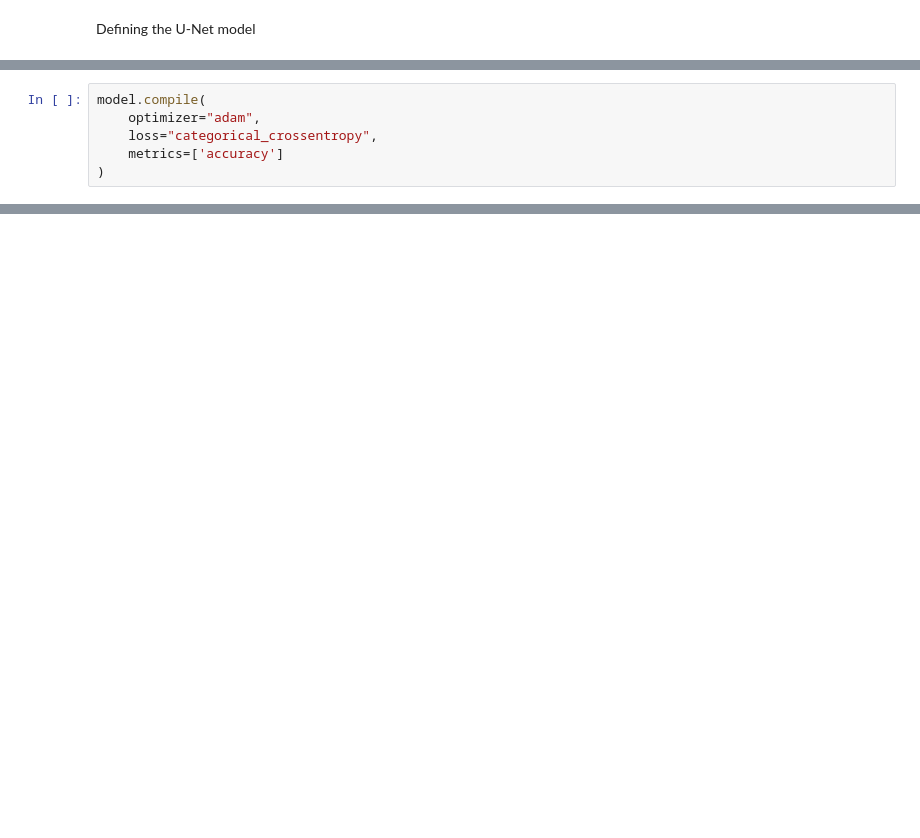
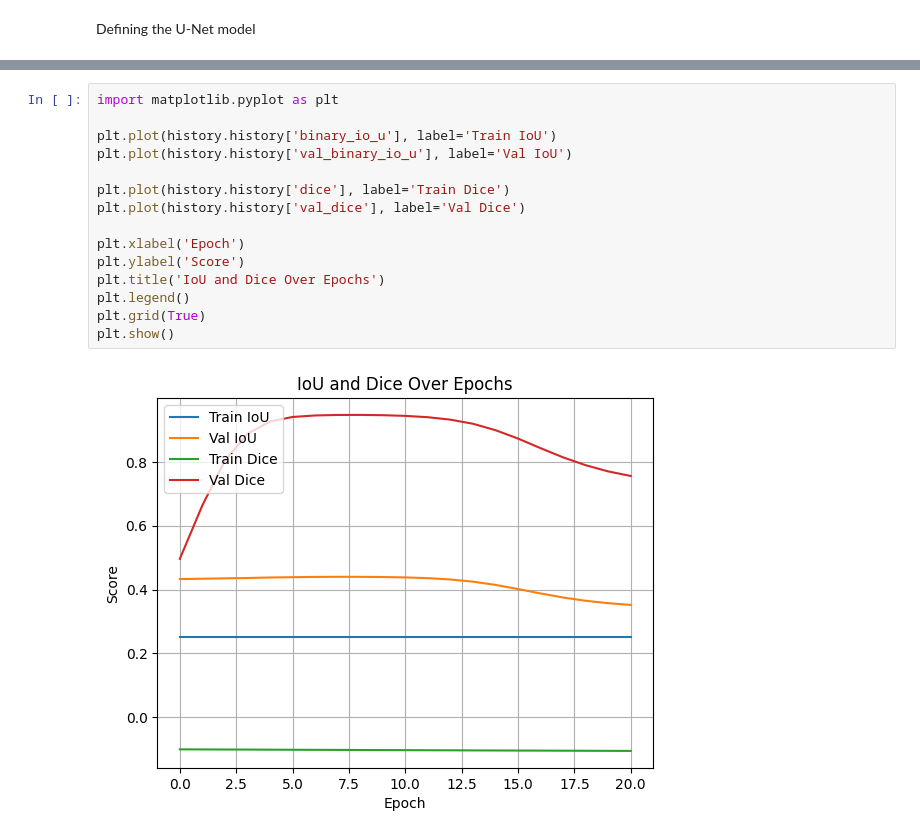
Before and after one commit to VukIG/Segmetacija-Koronarnih-Arterija, a Jupyter notebook: vessel_branch_classification.ipynb, the cells around one changed output, grey strips where cells are left out. Cells and saved outputs as stored; diff of their text form; blank space fills up the shorter version.

```diff
--- a/vessel_branch_classification.ipynb
+++ b/vessel_branch_classification.ipynb
@@ -374,6 +468,0 @@ Model: "Unet"
-# %%
-model.compile(
-    optimizer="adam",
-    loss="categorical_crossentropy",
-    metrics=['accuracy']
-)
@@ -415,0 +524,17 @@ Epoch 1/11
+# %%
+import matplotlib.pyplot as plt
+
+plt.plot(history.history['binary_io_u'], label='Train IoU')
+plt.plot(history.history['val_binary_io_u'], label='Val IoU')
+
+plt.plot(history.history['dice'], label='Train Dice')
+plt.plot(history.history['val_dice'], label='Val Dice')
+
+plt.xlabel('Epoch')
+plt.ylabel('Score')
+plt.title('IoU and Dice Over Epochs')
+plt.legend()
+plt.grid(True)
+plt.show()
+# %% [output]
+[figure, added]
```
Also changed, not shown: parts of 26 cells of this notebook.
